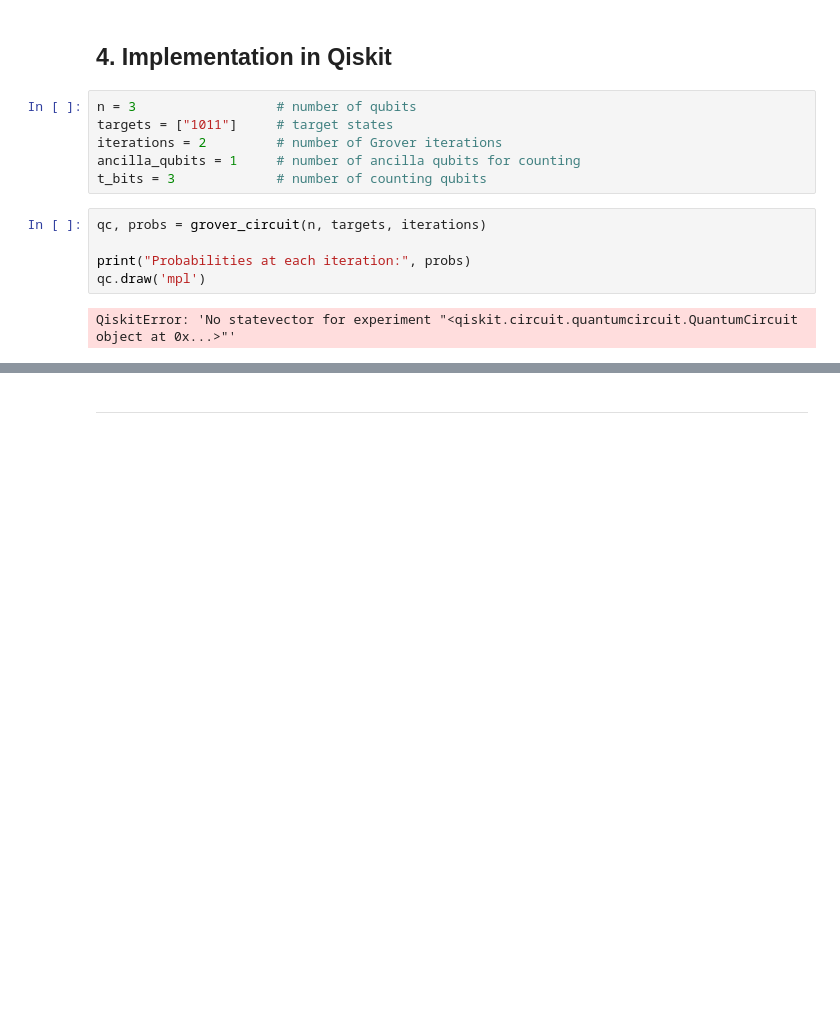
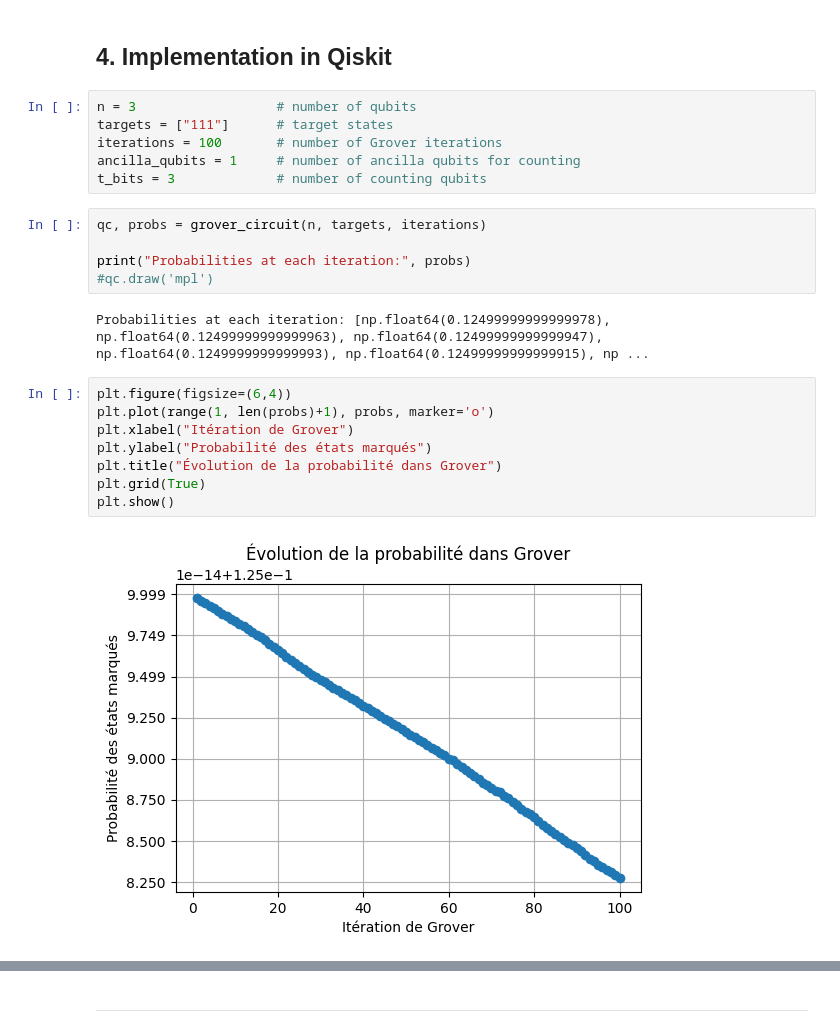
Before and after one commit to victor-pcll/Grover-s-Search, a Jupyter notebook: notebook.ipynb, the cells around one changed output, grey strips where cells are left out. Cells and saved outputs as stored; diff of their text form; blank space fills up the shorter version.

```diff
--- a/notebook.ipynb
+++ b/notebook.ipynb
@@ -78,14 +79,24 @@ Write a short section discussing:
 ## 4. Implementation in Qiskit
 # %%
 n = 3                  # number of qubits
-targets = ["1011"]     # target states
-iterations = 2         # number of Grover iterations
+targets = ["111"]      # target states
+iterations = 100       # number of Grover iterations
 ancilla_qubits = 1     # number of ancilla qubits for counting
 t_bits = 3             # number of counting qubits
 # %%
 qc, probs = grover_circuit(n, targets, iterations)
 
 print("Probabilities at each iteration:", probs)
-qc.draw('mpl')
+#qc.draw('mpl')
 # %% [output]
-QiskitError: 'No statevector for experiment "<qiskit.circuit.quantumcircuit.QuantumCircuit object at 0x...>"'
+Probabilities at each iteration: [np.float64(0.12499999999999978), np.float64(0.12499999999999963), np.float64(0.12499999999999947), np.float64(0.1249999999999993), np.float64(0.12499999999999915), np ...
+# %%
+plt.figure(figsize=(6,4))
+plt.plot(range(1, len(probs)+1), probs, marker='o')
+plt.xlabel("Itération de Grover")
+plt.ylabel("Probabilité des états marqués")
+plt.title("Évolution de la probabilité dans Grover")
+plt.grid(True)
+plt.show()
+# %% [output]
+[figure, added]
```
Also changed, not shown: parts of 4 cells of this notebook, 6 other files.
